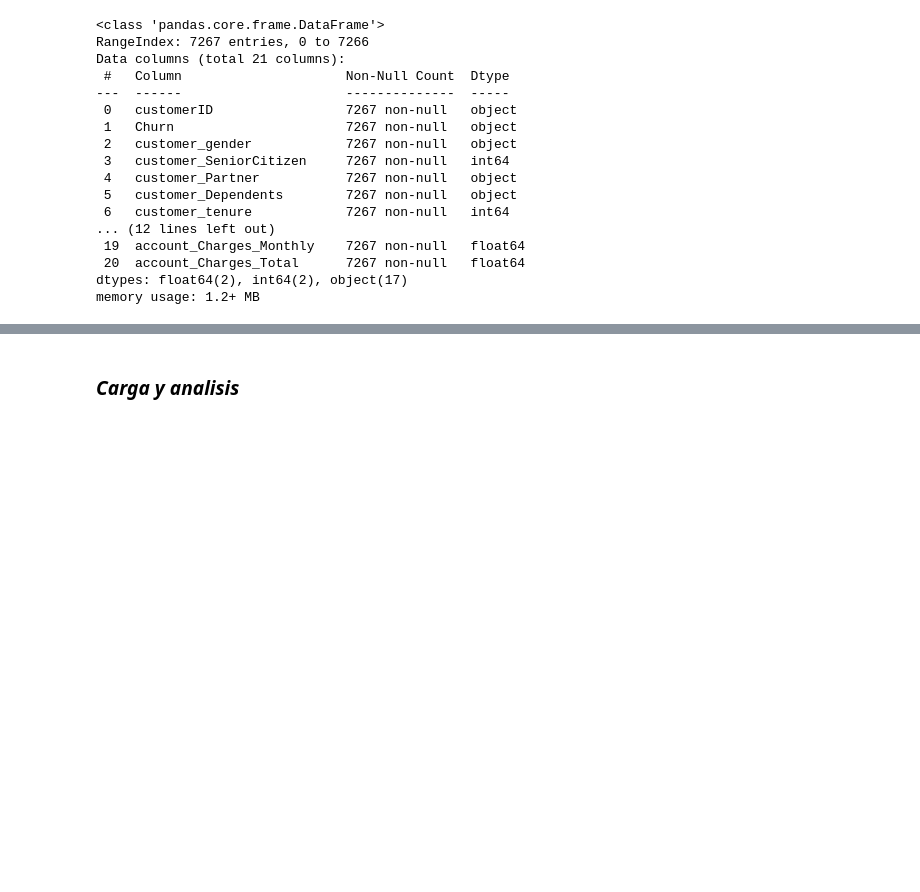
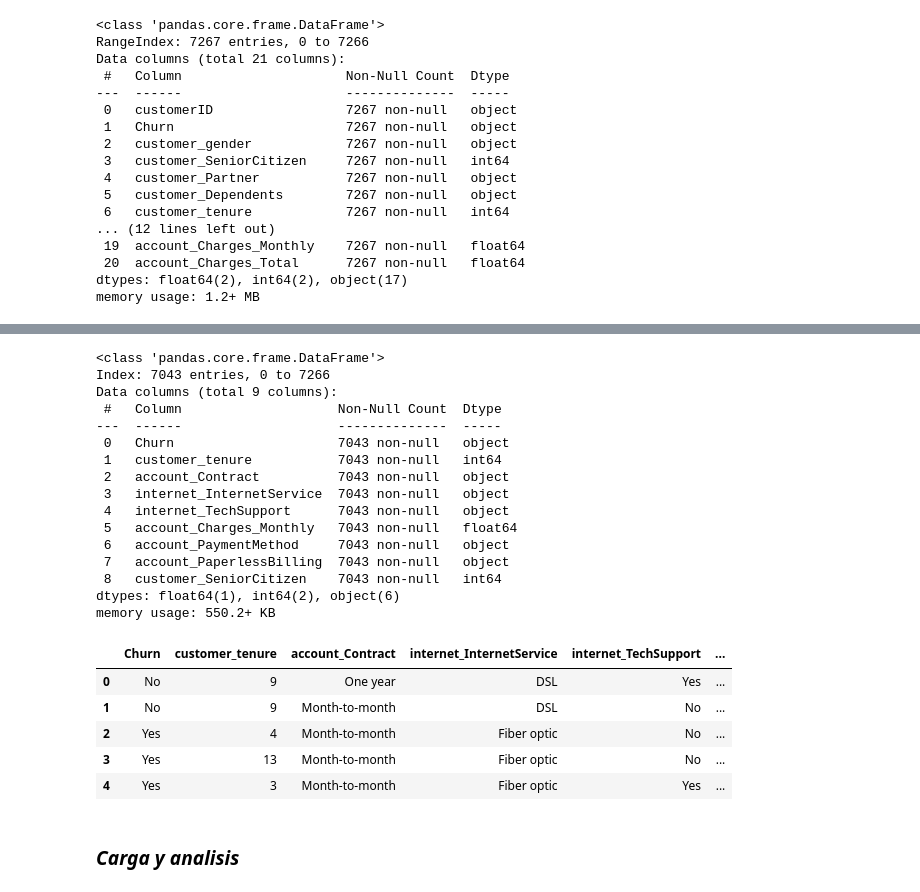
Before and after one commit to Brianbrowncoopman/challenge_desafio_telecom_x, a Jupyter notebook: desafio_telecom_X.ipynb, the cells around one changed output, grey strips where cells are left out. Saved outputs shown, nothing was run; the diff lists cells and outputs as text; code cells hidden in the pictures; blank space fills up the shorter version.

```diff
--- a/desafio_telecom_X.ipynb
+++ b/desafio_telecom_X.ipynb
@@ -176,0 +189,4 @@ memory usage: 1.2+ MB
+# %%
+df_churn = df[columnas_clave].copy()
+# %%
+df_churn = df_churn.applymap(lambda x: pd.NA if isinstance(x, str) and x.strip() == '' else x)
@@ -176,0 +206,32 @@ memory usage: 1.2+ MB
+# %%
+df_churn = df_churn.dropna()
+# %%
+df_churn['customer_tenure'] = pd.to_numeric(df_churn['customer_tenure'], errors='coerce')
+df_churn['account_Charges_Monthly'] = pd.to_numeric(df_churn['account_Charges_Monthly'], errors='coerce')
+df_churn['customer_SeniorCitizen'] = df_churn['customer_SeniorCitizen'].astype(int)
+# %%
+df_churn.info()
+df_churn.head()
+# %% [output]
+<class 'pandas.core.frame.DataFrame'>
+Index: 7043 entries, 0 to 7266
+Data columns (total 9 columns):
+ #   Column                    Non-Null Count  Dtype
+---  ------                    --------------  -----
+ 0   Churn                     7043 non-null   object
+ 1   customer_tenure           7043 non-null   int64
+ 2   account_Contract          7043 non-null   object
+ 3   internet_InternetService  7043 non-null   object
+ 4   internet_TechSupport      7043 non-null   object
+ 5   account_Charges_Monthly   7043 non-null   float64
+ 6   account_PaymentMethod     7043 non-null   object
+ 7   account_PaperlessBilling  7043 non-null   object
+ 8   customer_SeniorCitizen    7043 non-null   int64
+dtypes: float64(1), int64(2), object(6)
+memory usage: 550.2+ KB
+|  | Churn | customer_tenure | account_Contract | internet_InternetService | internet_TechSupport | ... |
+| 0 | No | 9 | One year | DSL | Yes | ... |
+| 1 | No | 9 | Month-to-month | DSL | No | ... |
+| 2 | Yes | 4 | Month-to-month | Fiber optic | No | ... |
+| 3 | Yes | 13 | Month-to-month | Fiber optic | No | ... |
+| 4 | Yes | 3 | Month-to-month | Fiber optic | Yes | ... |
```
Also changed, not shown: parts of 3 cells of this notebook.
